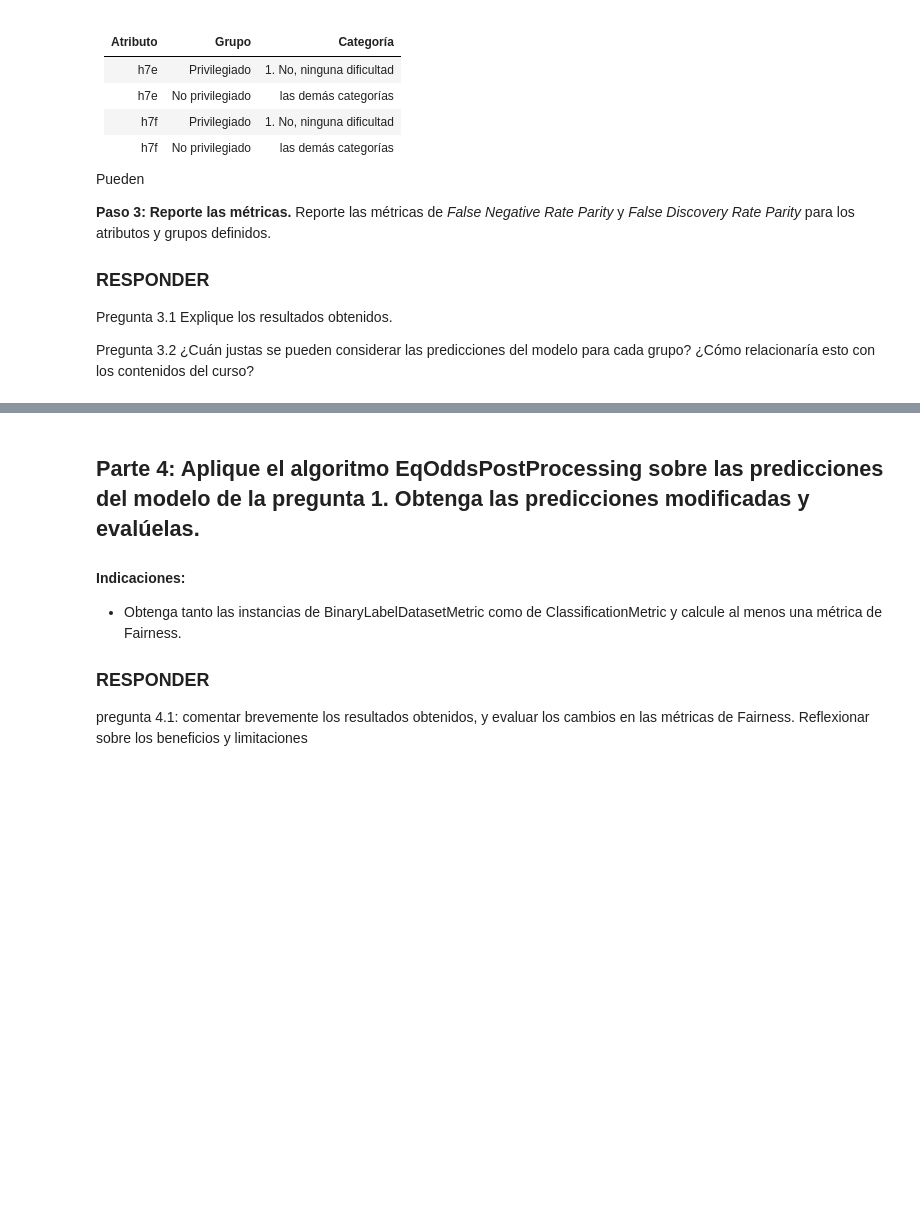
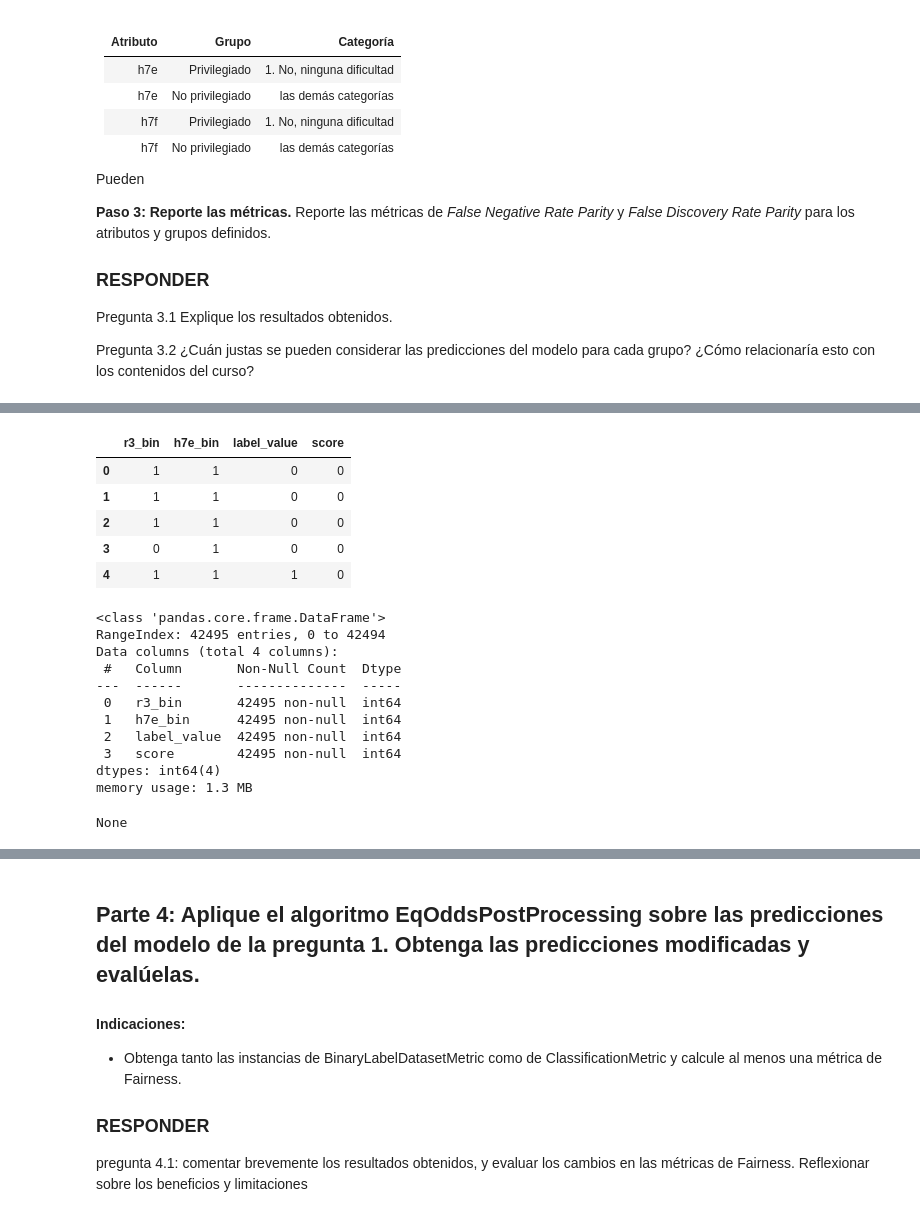
Before and after one commit to SergioHdezDC/Taller_ETI195_Casen2024, a Jupyter notebook: TallerSumativo_2_Casen.ipynb, the cells around one changed output, grey strips where cells are left out. Drawn from its saved outputs; the diff is of its cells as text; code cells hidden in the pictures; blank space fills up the shorter version.

```diff
--- a/TallerSumativo_2_Casen.ipynb
+++ b/TallerSumativo_2_Casen.ipynb
@@ -488,0 +548,30 @@ Pregunta 3.2 ¿Cuán justas se pueden considerar las predicciones del modelo par
+# %%
+aequitas_df = pd.DataFrame({
+    "r3_bin": fairness_df["r3_bin"].values,
+    "h7e_bin": fairness_df["h7e_bin"].values,
+    "label_value": y_test.values,
+    "score": y_pred
+})
+
+display(aequitas_df.head())
+
+display(aequitas_df.info())
+# %% [output]
+|  | r3_bin | h7e_bin | label_value | score |
+| 0 | 1 | 1 | 0 | 0 |
+| 1 | 1 | 1 | 0 | 0 |
+| 2 | 1 | 1 | 0 | 0 |
+| 3 | 0 | 1 | 0 | 0 |
+| 4 | 1 | 1 | 1 | 0 |
+<class 'pandas.core.frame.DataFrame'>
+RangeIndex: 42495 entries, 0 to 42494
+Data columns (total 4 columns):
+ #   Column       Non-Null Count  Dtype
+---  ------       --------------  -----
+ 0   r3_bin       42495 non-null  int64
+ 1   h7e_bin      42495 non-null  int64
+ 2   label_value  42495 non-null  int64
+ 3   score        42495 non-null  int64
+dtypes: int64(4)
+memory usage: 1.3 MB
+None
```
Also changed, not shown: parts of 7 cells of this notebook.
